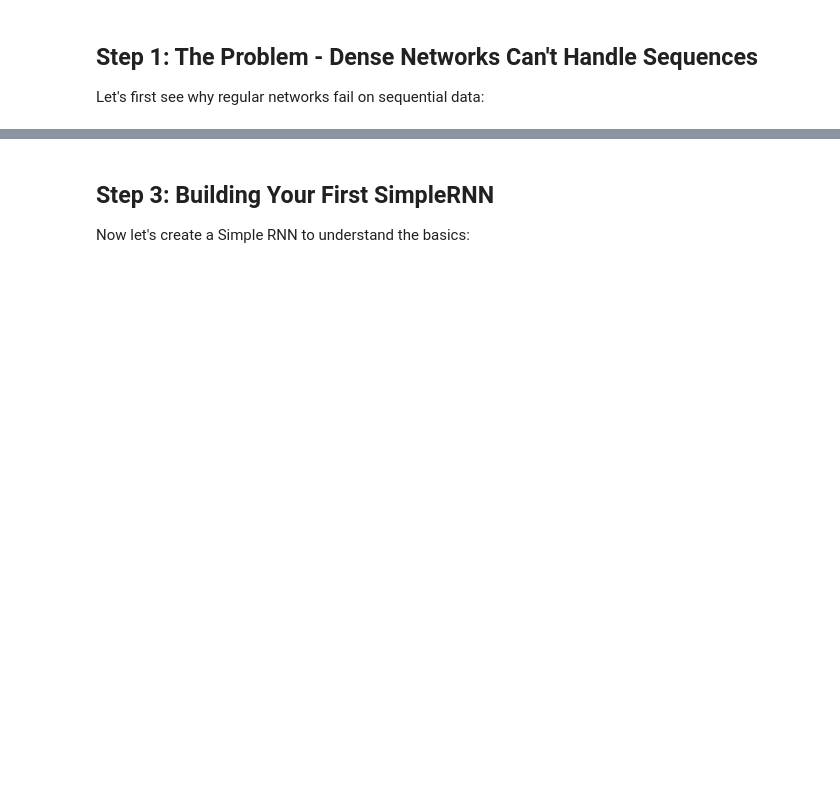
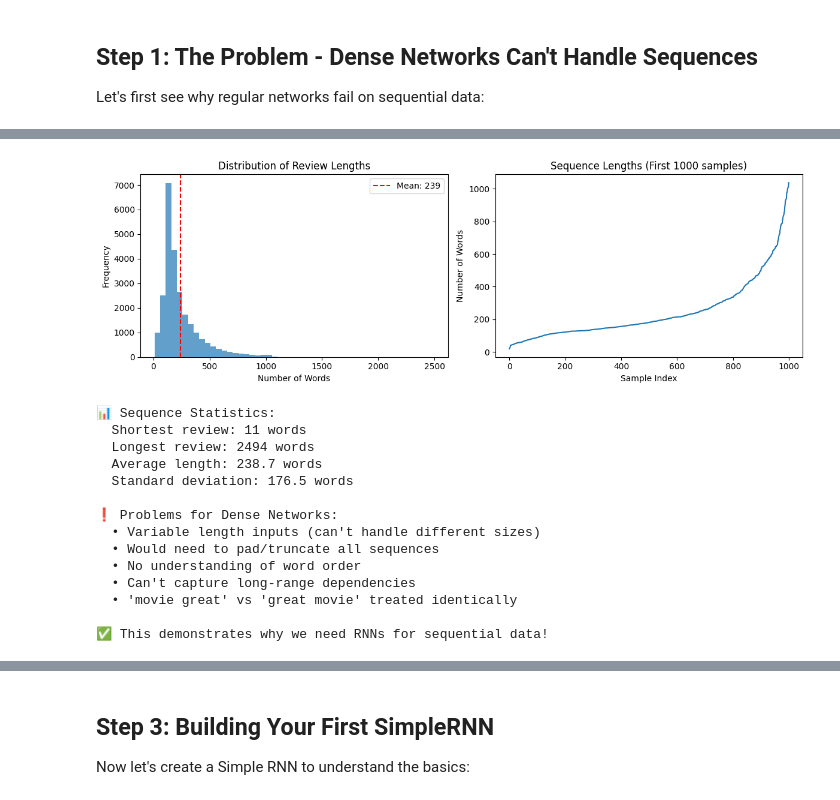
Before and after one commit to jwkidd3/neuralnet-deeplearning, a Jupyter notebook: labs/lab_4_4_recurrent_networks.ipynb, the cells around one changed output, grey strips where cells are left out. Cells and saved outputs as stored; diff of their text form; code cells hidden in the pictures; blank space fills up the shorter version.

```diff
--- a/labs/lab_4_4_recurrent_networks.ipynb
+++ b/labs/lab_4_4_recurrent_networks.ipynb
@@ -217,0 +90,65 @@ print("  • Choice depends on your specific task and computational budget")
+# %%
+print("Preparing Sequential Data for RNNs:")
+print("=" * 50)
+
+# Load IMDB movie review dataset for sentiment analysis
+print("Loading IMDB movie reviews dataset...")
+(X_train_imdb, y_train_imdb), (X_test_imdb, y_test_imdb) = imdb.load_data(num_words=10000)
+
+print(f"Training samples: {len(X_train_imdb)}")
+print(f"Test samples: {len(X_test_imdb)}")
+print(f"Classes: {len(set(y_train_imdb))} (0=negative, 1=positive)")
+
+# Look at some sample reviews
+word_index = imdb.get_word_index()
+reverse_word_index = {value: key for key, value in word_index.items()}
+
+def decode_review(encoded_review):
+    return ' '.join([reverse_word_index.get(i - 3, '?') for i in encoded_review])
+
+print("\nSample Reviews:")
+print("-" * 30)
+for i in range(3):
+    review_text = decode_review(X_train_imdb[i])
+    sentiment = "POSITIVE" if y_train_imdb[i] == 1 else "NEGATIVE"
+    print(f"\nReview {i+1} ({sentiment}):")
+    print(f"Length: {len(X_train_imdb[i])} words")
+    print(f"Text: {review_text[:200]}...")
+
+# Show the sequence length problem
+sequence_lengths = [len(x) for x in X_train_imdb]
+plt.figure(figsize=(12, 4))
+
+plt.subplot(1, 2, 1)
+plt.hist(sequence_lengths, bins=50, alpha=0.7)
+plt.title('Distribution of Review Lengths')
+plt.xlabel('Number of Words')
+plt.ylabel('Frequency')
+plt.axvline(np.mean(sequence_lengths), color='red', linestyle='--',
+           label=f'Mean: {np.mean(sequence_lengths):.0f}')
+plt.legend()
+
+plt.subplot(1, 2, 2)
+plt.plot(range(len(sequence_lengths[:1000])), sorted(sequence_lengths[:1000]))
+plt.title('Sequence Lengths (First 1000 samples)')
+plt.xlabel('Sample Index')
+plt.ylabel('Number of Words')
+
+plt.tight_layout()
+plt.show()
+
+print(f"\n📊 Sequence Statistics:")
+print(f"  Shortest review: {min(sequence_lengths)} words")
+print(f"  Longest review: {max(sequence_lengths)} words")
+print(f"  Average length: {np.mean(sequence_lengths):.1f} words")
+print(f"  Standard deviation: {np.std(sequence_lengths):.1f} words")
+
+print("\n❗ Problems for Dense Networks:")
+print("  • Variable length inputs (can't handle different sizes)")
+print("  • Would need to pad/truncate all sequences")
+print("  • No understanding of word order")
+print("  • Can't capture long-range dependencies")
+print("  • 'movie great' vs 'great movie' treated identically")
+
+print("\n✅ This demonstrates why we need RNNs for sequential data!")
+# %% [output]
@@ -217,0 +172,15 @@ print("  • Choice depends on your specific task and computational budget")
+[figure, added]
+📊 Sequence Statistics:
+  Shortest review: 11 words
+  Longest review: 2494 words
+  Average length: 238.7 words
+  Standard deviation: 176.5 words
+
+❗ Problems for Dense Networks:
+  • Variable length inputs (can't handle different sizes)
+  • Would need to pad/truncate all sequences
+  • No understanding of word order
+  • Can't capture long-range dependencies
+  • 'movie great' vs 'great movie' treated identically
+
+✅ This demonstrates why we need RNNs for sequential data!
```
Also changed, not shown: parts of 12 cells of this notebook, 1 other file.
